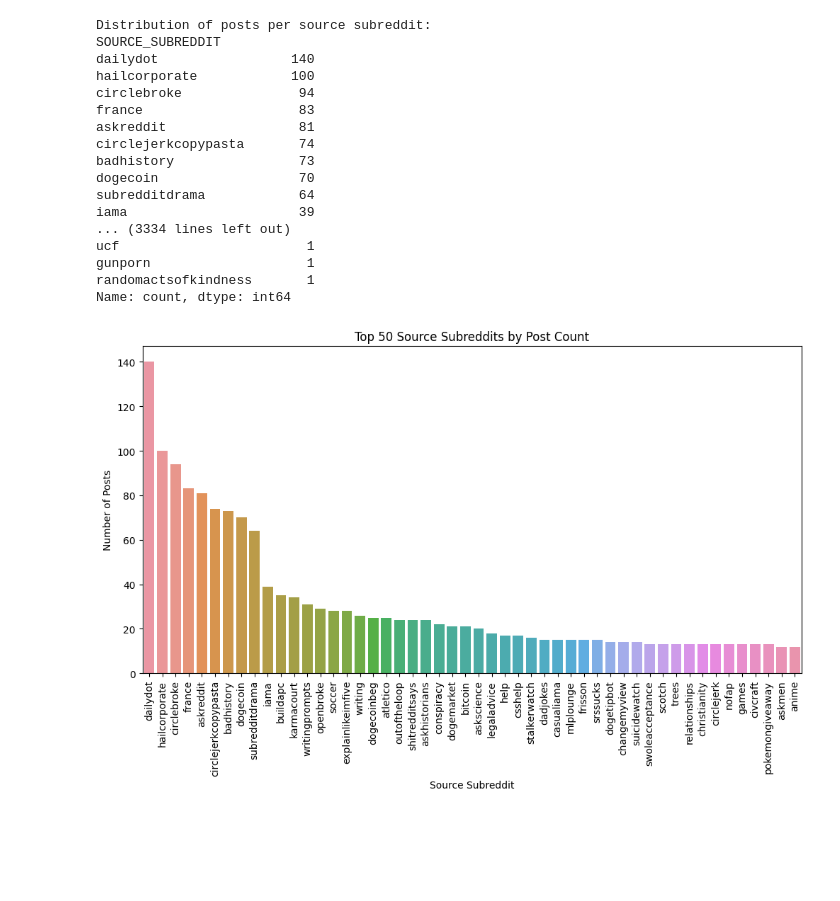
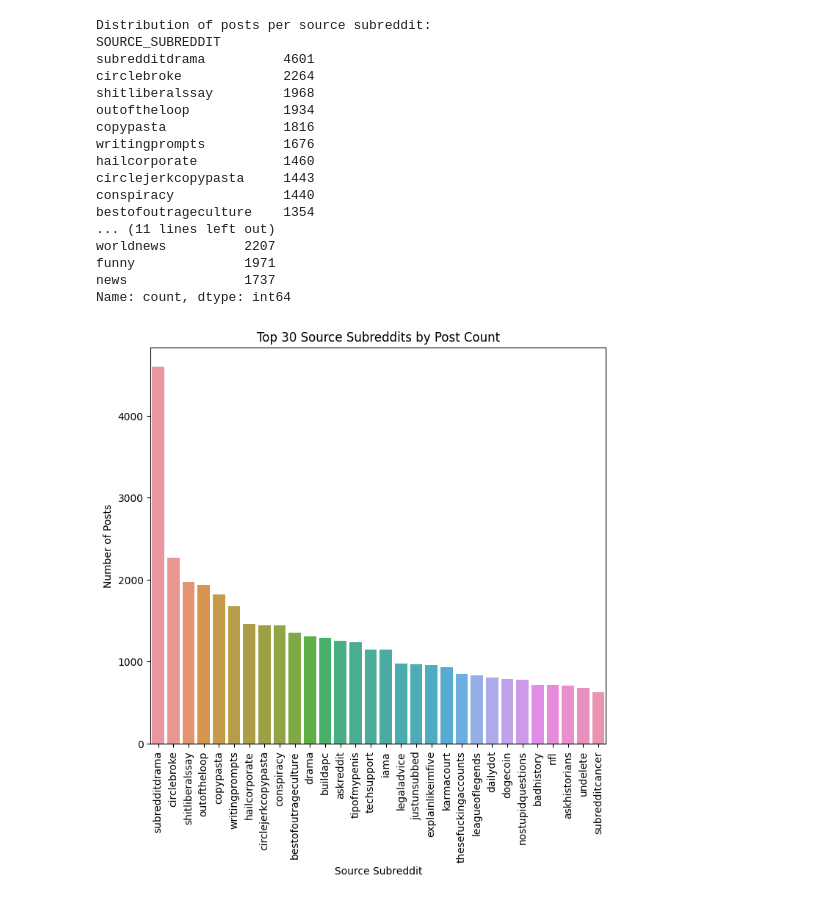
Before and after one commit to niceshice/DS4DH_Abg, a Jupyter notebook: EDA.ipynb, the cells around one changed output. Drawn from its saved outputs; the diff is of its cells as text; code cells hidden in the pictures; blank space fills up the shorter version.

```diff
--- a/EDA.ipynb
+++ b/EDA.ipynb
@@ -6,4 +6,4 @@ import seaborn as sns
 pd.set_option("display.max_rows", None)
 
 # Load the training dataset
-train_data = pd.read_csv('soc-redditHyperlinks-body-test.tsv', delimiter='\t')
+train_data = pd.read_csv('reddit_exploded.csv')
@@ -77,57 +52,49 @@ property_descriptions.transpose()
 # %%
 # Analyze the distribution of posts per source subreddit
 source_subreddit_counts = train_data['SOURCE_SUBREDDIT'].value_counts()
 print("\nDistribution of posts per source subreddit:")
-print(source_subreddit_counts)
+print(source_subreddit_counts.head(10))
 
 # Analyze the distribution of posts per target subreddit
 target_subreddit_counts = train_data['TARGET_SUBREDDIT'].value_counts()
 print("\nDistribution of posts per target subreddit:")
-print(target_subreddit_counts)
+print(target_subreddit_counts.head(10))
 
+headsize = 30
 
-headsize = 50
 # Visualize the distribution of posts per source subreddit
-plt.figure(figsize=(12, 6))
+plt.figure(figsize=(8, 7))
 sns.barplot(x=source_subreddit_counts.head(headsize).index, y=source_subreddit_counts.head(headsize).values)
 plt.xticks(rotation=90)
 plt.xlabel('Source Subreddit')
 plt.ylabel('Number of Posts')
 plt.title(f'Top {headsize} Source Subreddits by Post Count')
 plt.show()
 
 # Visualize the distribution of posts per target subreddit
-plt.figure(figsize=(12, 6))
+plt.figure(figsize=(8, 7))
 sns.barplot(x=target_subreddit_counts.head(headsize).index, y=target_subreddit_counts.head(headsize).values)
 plt.xticks(rotation=90)
 plt.xlabel('Target Subreddit')
 plt.ylabel('Number of Posts')
 plt.title(f'Top {headsize} Target Subreddits by Post Count')
 plt.show()
-
-# Visualize the distribution of sentiment labels
-plt.figure(figsize=(8, 5))
-sns.countplot(x='LINK_SENTIMENT', data=train_data)
-plt.xlabel('Sentiment Label')
-plt.ylabel('Number of Posts')
-plt.title('Distribution of Sentiment Labels')
-plt.show()
 # %% [output]
 Distribution of posts per source subreddit:
 SOURCE_SUBREDDIT
-dailydot                 140
-hailcorporate            100
-circlebroke               94
-france                    83
-askreddit                 81
-circlejerkcopypasta       74
-badhistory                73
-dogecoin                  70
-subredditdrama            64
-iama                      39
-... (3334 lines left out)
-ucf                        1
-gunporn                    1
-randomactsofkindness       1
+subredditdrama          4601
+circlebroke             2264
+shitliberalssay         1968
+outoftheloop            1934
+copypasta               1816
+writingprompts          1676
+hailcorporate           1460
+circlejerkcopypasta     1443
+conspiracy              1440
+bestofoutrageculture    1354
+... (11 lines left out)
+worldnews          2207
+funny              1971
+news               1737
 Name: count, dtype: int64
-[figure, old version]
+[figure, new version]
```
Also changed, not shown: parts of 31 cells of this notebook, 2 other files.
